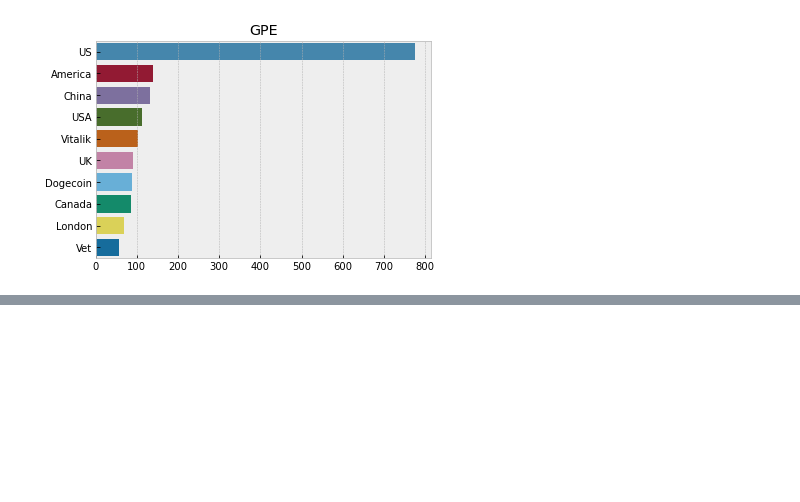
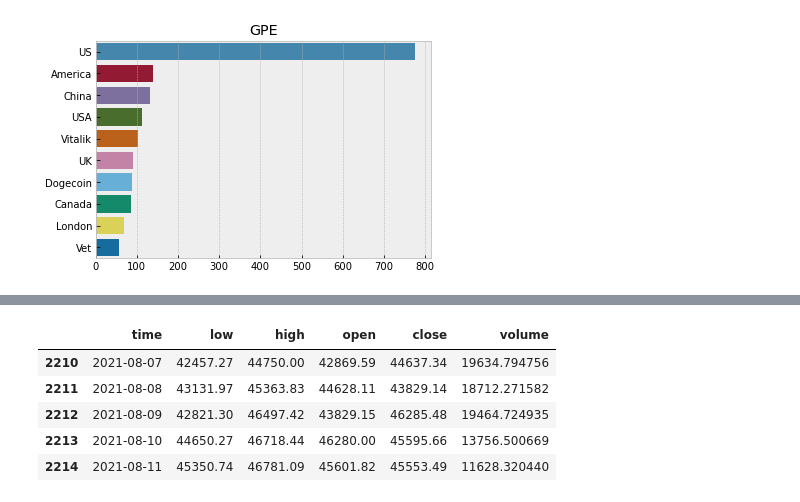
Before and after one commit to dplem/Cryptocurrency-Market-Forecasting, a Jupyter notebook: Notebooks/Exploratory_Analysis.ipynb, the cells around one changed output, grey strips where cells are left out. Saved outputs shown, nothing was run; the diff lists cells and outputs as text; code cells hidden in the pictures; blank space fills up the shorter version.

```diff
--- a/Notebooks/Exploratory_Analysis.ipynb
+++ b/Notebooks/Exploratory_Analysis.ipynb
@@ -613,0 +637,17 @@ most_common_named_entity_barchart(df2['body'], entity="GPE")
+# %%
+# Make time column a series with dtype datetime64[ns]
+btc_df['time'] = pd.to_datetime(btc_df['time'])
+# %%
+#greater than the start date and smaller than the end date
+mask = (btc_df['time'] >= '2021-8-7T00:00') & (btc_df['time'] <= '2021-9-8T00:00')
+# %%
+mask_df = btc_df.loc[mask]
+# %%
+mask_df.head()
+# %% [output]
+|  | time | low | high | open | close | volume |
+| 2210 | 2021-08-07 | 42457.27 | 44750.00 | 42869.59 | 44637.34 | 19634.794756 |
+| 2211 | 2021-08-08 | 43131.97 | 45363.83 | 44628.11 | 43829.14 | 18712.271582 |
+| 2212 | 2021-08-09 | 42821.30 | 46497.42 | 43829.15 | 46285.48 | 19464.724935 |
+| 2213 | 2021-08-10 | 44650.27 | 46718.44 | 46280.00 | 45595.66 | 13756.500669 |
+| 2214 | 2021-08-11 | 45350.74 | 46781.09 | 45601.82 | 45553.49 | 11628.320440 |
```
Also changed, not shown: parts of 5 cells of this notebook.
